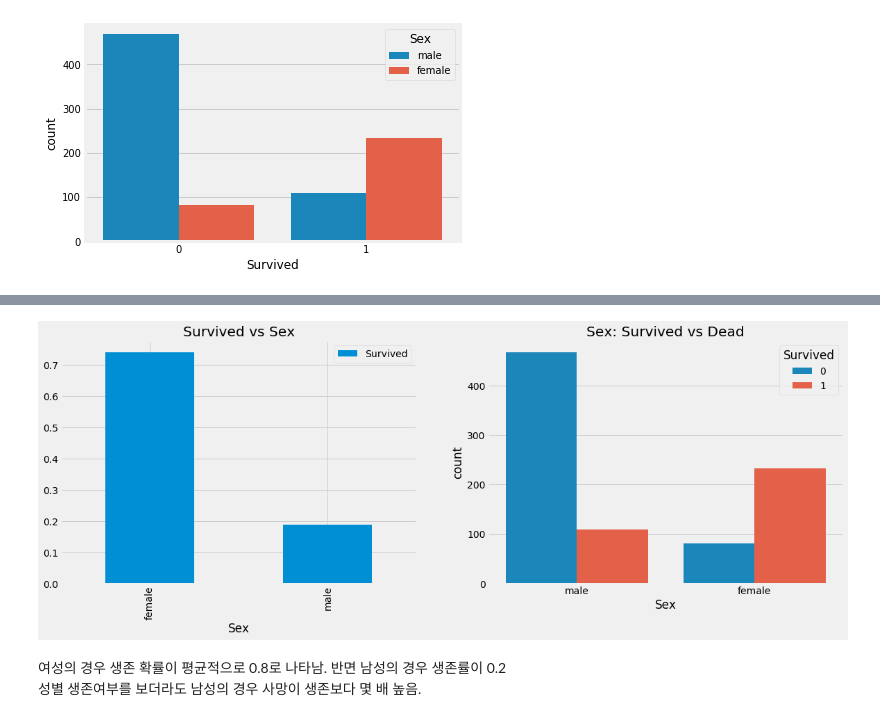
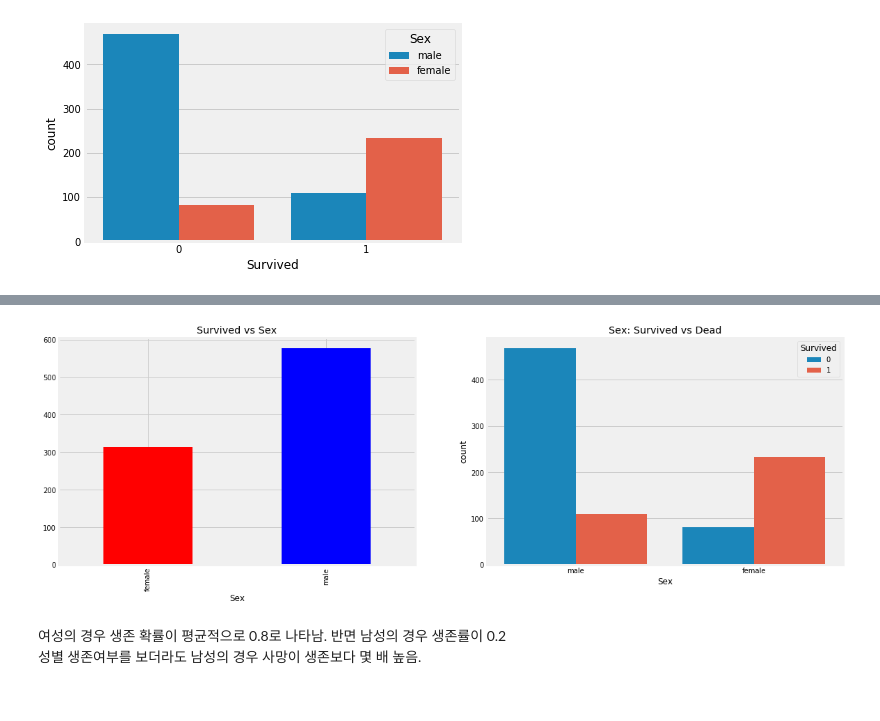
Before and after one commit to Steve-YJ/Explore-Kaggle, a Jupyter notebook: 01. Titanic/01. Kaggle-Titanic.ipynb, the cells around one changed output, grey strips where cells are left out. Drawn from its saved outputs; the diff is of its cells as text; code cells hidden in the pictures.

```diff
--- a/01. Titanic/01. Kaggle-Titanic.ipynb
+++ b/01. Titanic/01. Kaggle-Titanic.ipynb
@@ -320,12 +293,15 @@ data[['Survived', 'Sex']].groupby('Sex').mean().plot.bar(
 # %%
 f, ax = plt.subplots(1, 2, figsize=(18, 6))
-data[['Sex', 'Survived']].groupby('Sex').mean().plot.bar(ax=ax[0])
+
+color = {'red':'#FF0000', 'blue': '#0000FF'}
+# data[['Sex', 'Survived']].groupby('Sex').mean().plot.bar(colors=[x for x in color], ax=ax[0])
+data.groupby('Sex')['Survived'].count().plot.bar(colors=[x for x in color], ax=ax[0])
 ax[0].set_title("Survived vs Sex")
 sns.countplot('Sex', hue='Survived', data=data, ax=ax[1])
 ax[1].set_title('Sex: Survived vs Dead')
 plt.show()
 # %% [output]
-[figure, old version]
+[figure, new version]
 # %% [markdown]
 여성의 경우 생존 확률이 평균적으로 0.8로 나타남. 반면 남성의 경우 생존률이 0.2<br>
 성별 생존여부를 보더라도 남성의 경우 사망이 생존보다 몇 배 높음.
```
Also changed, not shown: parts of 22 cells of this notebook.
